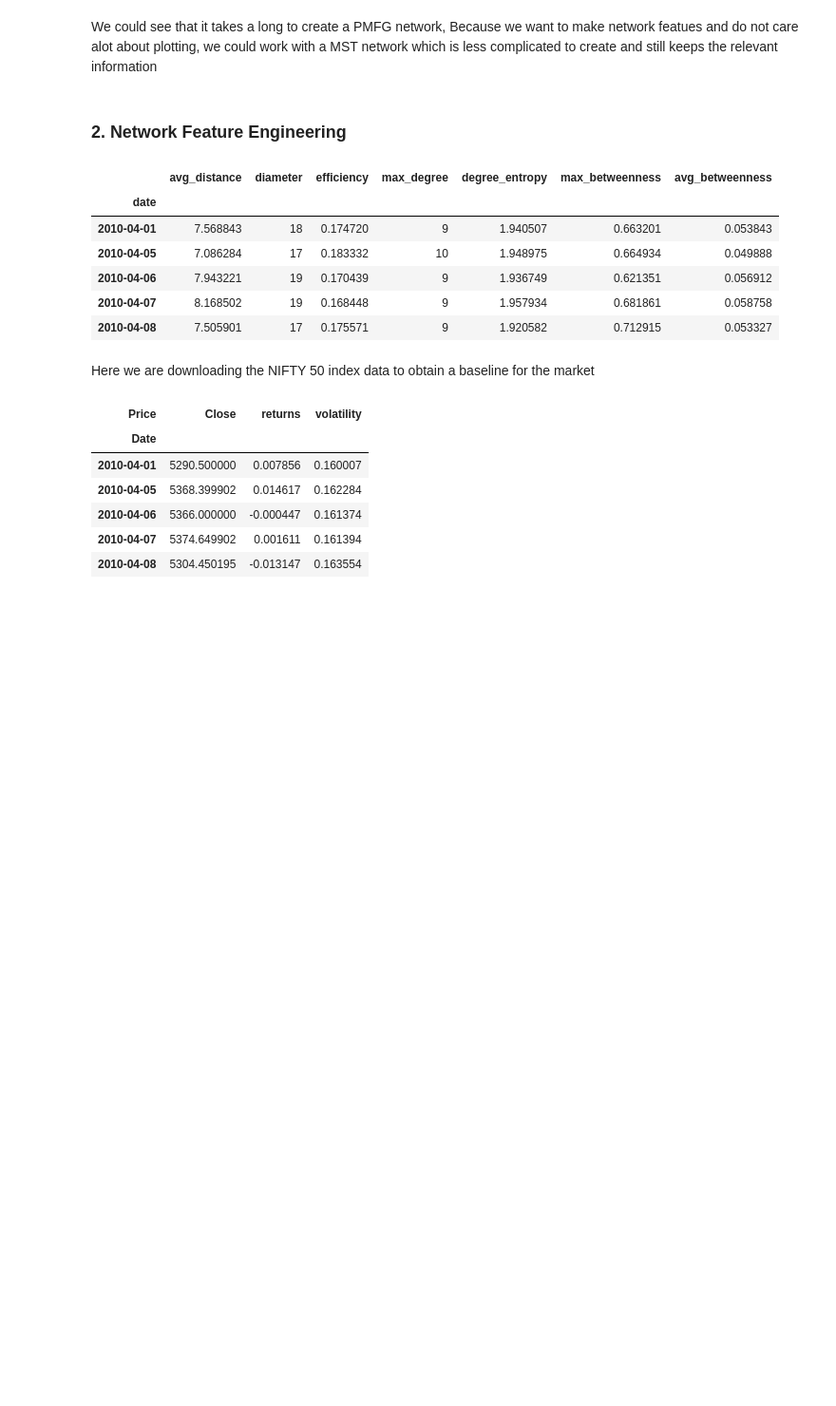
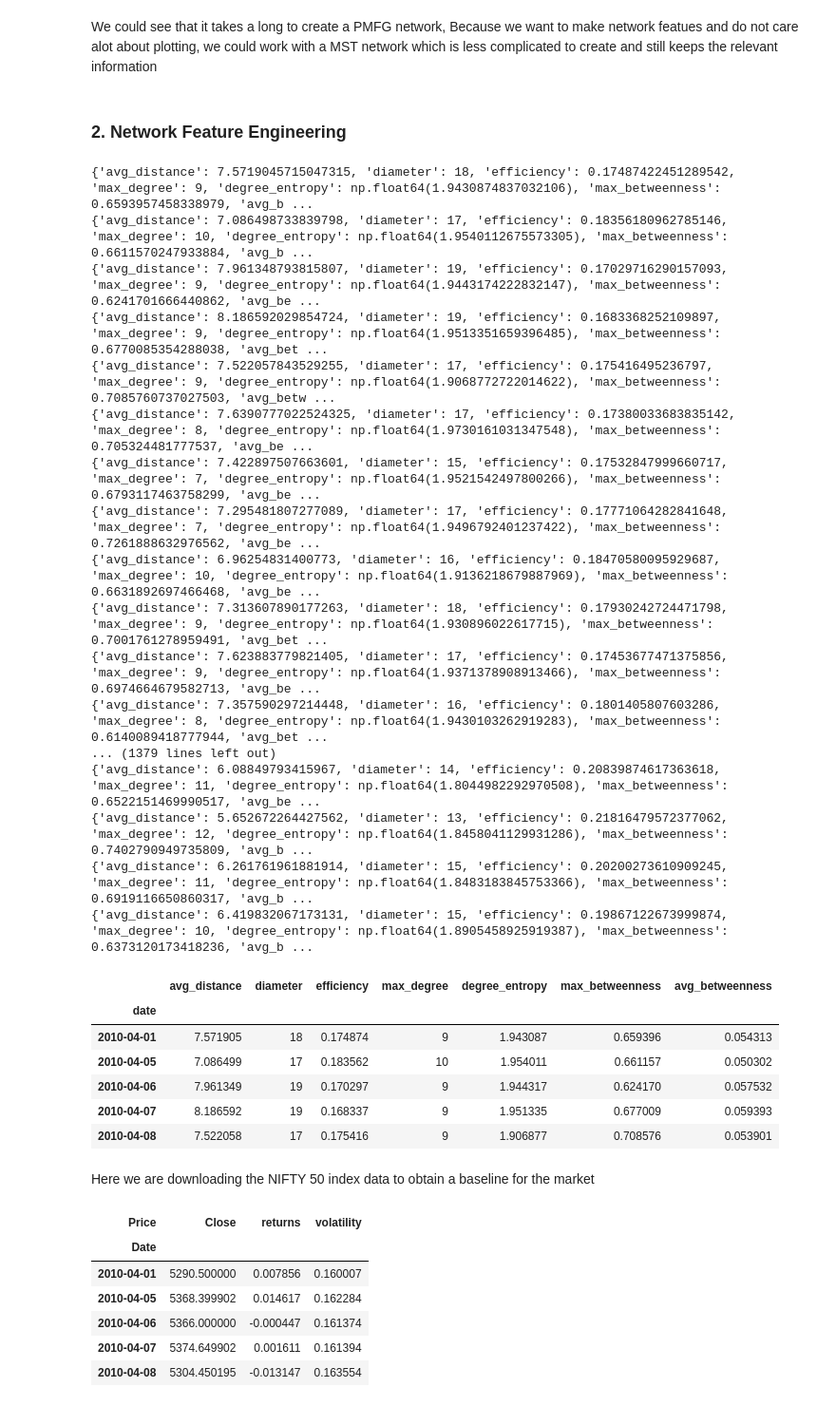
Before and after one commit to Namit-rk/Predicting-Volatility-regimes-only-using-Stock-Network-Topology, a Jupyter notebook: network_analysis.ipynb, the cells around one changed output. Shown at 95% size. Cells and saved outputs as stored; diff of their text form; code cells hidden in the pictures; blank space fills up the shorter version.

```diff
--- a/network_analysis.ipynb
+++ b/network_analysis.ipynb
@@ -96,37 +105,54 @@ We could see that it takes a long to create a PMFG network, Because we want to m
 # %%
-window = 60                       # The rolling window we use to make a network at t
-step = 1
-trading_days_in_a_year = 252
+WINDOW = 60                       # The rolling window we use to make a network at t
+STEP = 1
+TRADING_DAYS_IN_A_YEAR = 252
 # %%
 dfs = []
 
 df_post_2010 = df.loc["2010-01-01":]  # 2008 to 2009 market behavoir is too broken to construct a MST network
 
-for t in range(window, len(df_post_2010), step):
+for t in range(WINDOW, len(df_post_2010), STEP):
 
-	df_window = df_post_2010.iloc[t-window:t]
+	df_window = df_post_2010.iloc[t-WINDOW:t]
 
-	G = make_MST_Network(df_window)
-	row = MST_metrics(G)
+	mst = make_MST_Network(df_window)
+	row = MST_metrics(mst)
 
 	row['date'] = df_post_2010.index[t]
 
 	dfs.append(row)
 
 df_mst_rolling = pd.DataFrame(dfs)
 
 df_mst_rolling["date"] = pd.to_datetime(df_mst_rolling["date"])
 df_mst_rolling.set_index("date", inplace=True)
 
 df_mst_rolling.head()
 # %% [output]
+{'avg_distance': 7.5719045715047315, 'diameter': 18, 'efficiency': 0.17487422451289542, 'max_degree': 9, 'degree_entropy': np.float64(1.9430874837032106), 'max_betweenness': 0.6593957458338979, 'avg_b ...
+{'avg_distance': 7.086498733839798, 'diameter': 17, 'efficiency': 0.18356180962785146, 'max_degree': 10, 'degree_entropy': np.float64(1.9540112675573305), 'max_betweenness': 0.6611570247933884, 'avg_b ...
+{'avg_distance': 7.961348793815807, 'diameter': 19, 'efficiency': 0.17029716290157093, 'max_degree': 9, 'degree_entropy': np.float64(1.9443174222832147), 'max_betweenness': 0.6241701666440862, 'avg_be ...
+{'avg_distance': 8.186592029854724, 'diameter': 19, 'efficiency': 0.1683368252109897, 'max_degree': 9, 'degree_entropy': np.float64(1.9513351659396485), 'max_betweenness': 0.6770085354288038, 'avg_bet ...
+{'avg_distance': 7.522057843529255, 'diameter': 17, 'efficiency': 0.175416495236797, 'max_degree': 9, 'degree_entropy': np.float64(1.9068772722014622), 'max_betweenness': 0.7085760737027503, 'avg_betw ...
+{'avg_distance': 7.6390777022524325, 'diameter': 17, 'efficiency': 0.17380033683835142, 'max_degree': 8, 'degree_entropy': np.float64(1.9730161031347548), 'max_betweenness': 0.705324481777537, 'avg_be ...
+{'avg_distance': 7.422897507663601, 'diameter': 15, 'efficiency': 0.17532847999660717, 'max_degree': 7, 'degree_entropy': np.float64(1.9521542497800266), 'max_betweenness': 0.6793117463758299, 'avg_be ...
+{'avg_distance': 7.295481807277089, 'diameter': 17, 'efficiency': 0.17771064282841648, 'max_degree': 7, 'degree_entropy': np.float64(1.9496792401237422), 'max_betweenness': 0.7261888632976562, 'avg_be ...
+{'avg_distance': 6.96254831400773, 'diameter': 16, 'efficiency': 0.18470580095929687, 'max_degree': 10, 'degree_entropy': np.float64(1.9136218679887969), 'max_betweenness': 0.6631892697466468, 'avg_be ...
+{'avg_distance': 7.313607890177263, 'diameter': 18, 'efficiency': 0.17930242724471798, 'max_degree': 9, 'degree_entropy': np.float64(1.930896022617715), 'max_betweenness': 0.7001761278959491, 'avg_bet ...
+{'avg_distance': 7.623883779821405, 'diameter': 17, 'efficiency': 0.17453677471375856, 'max_degree': 9, 'degree_entropy': np.float64(1.9371378908913466), 'max_betweenness': 0.6974664679582713, 'avg_be ...
+{'avg_distance': 7.357590297214448, 'diameter': 16, 'efficiency': 0.1801405807603286, 'max_degree': 8, 'degree_entropy': np.float64(1.9430103262919283), 'max_betweenness': 0.6140089418777944, 'avg_bet ...
+... (1379 lines left out)
+{'avg_distance': 6.08849793415967, 'diameter': 14, 'efficiency': 0.20839874617363618, 'max_degree': 11, 'degree_entropy': np.float64(1.8044982292970508), 'max_betweenness': 0.6522151469990517, 'avg_be ...
+{'avg_distance': 5.652672264427562, 'diameter': 13, 'efficiency': 0.21816479572377062, 'max_degree': 12, 'degree_entropy': np.float64(1.8458041129931286), 'max_betweenness': 0.7402790949735809, 'avg_b ...
+{'avg_distance': 6.261761961881914, 'diameter': 15, 'efficiency': 0.20200273610909245, 'max_degree': 11, 'degree_entropy': np.float64(1.8483183845753366), 'max_betweenness': 0.6919116650860317, 'avg_b ...
+{'avg_distance': 6.419832067173131, 'diameter': 15, 'efficiency': 0.19867122673999874, 'max_degree': 10, 'degree_entropy': np.float64(1.8905458925919387), 'max_betweenness': 0.6373120173418236, 'avg_b ...
 |  | avg_distance | diameter | efficiency | max_degree | degree_entropy | max_betweenness | avg_betweenness |
 | date |  |  |  |  |  |  |  |
-| 2010-04-01 | 7.568843 | 18 | 0.174720 | 9 | 1.940507 | 0.663201 | 0.053843 |
-| 2010-04-05 | 7.086284 | 17 | 0.183332 | 10 | 1.948975 | 0.664934 | 0.049888 |
-| 2010-04-06 | 7.943221 | 19 | 0.170439 | 9 | 1.936749 | 0.621351 | 0.056912 |
-| 2010-04-07 | 8.168502 | 19 | 0.168448 | 9 | 1.957934 | 0.681861 | 0.058758 |
-| 2010-04-08 | 7.505901 | 17 | 0.175571 | 9 | 1.920582 | 0.712915 | 0.053327 |
+| 2010-04-01 | 7.571905 | 18 | 0.174874 | 9 | 1.943087 | 0.659396 | 0.054313 |
+| 2010-04-05 | 7.086499 | 17 | 0.183562 | 10 | 1.954011 | 0.661157 | 0.050302 |
+| 2010-04-06 | 7.961349 | 19 | 0.170297 | 9 | 1.944317 | 0.624170 | 0.057532 |
+| 2010-04-07 | 8.186592 | 19 | 0.168337 | 9 | 1.951335 | 0.677009 | 0.059393 |
+| 2010-04-08 | 7.522058 | 17 | 0.175416 | 9 | 1.906877 | 0.708576 | 0.053901 |
 # %% [markdown]
 Here we are downloading the NIFTY 50 index data to obtain a baseline for the market
 # %%
```
Also changed, not shown: parts of 30 cells of this notebook, 9 other files.
